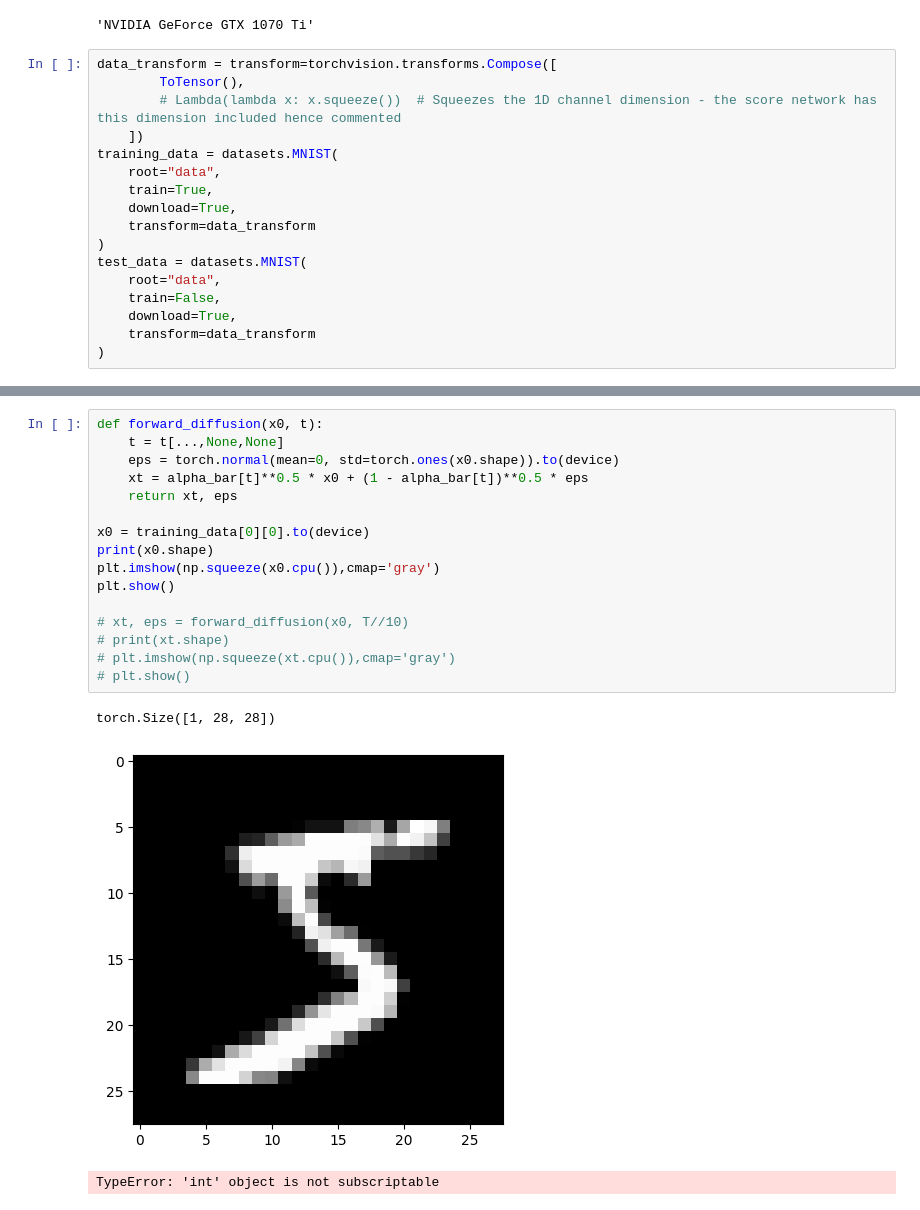
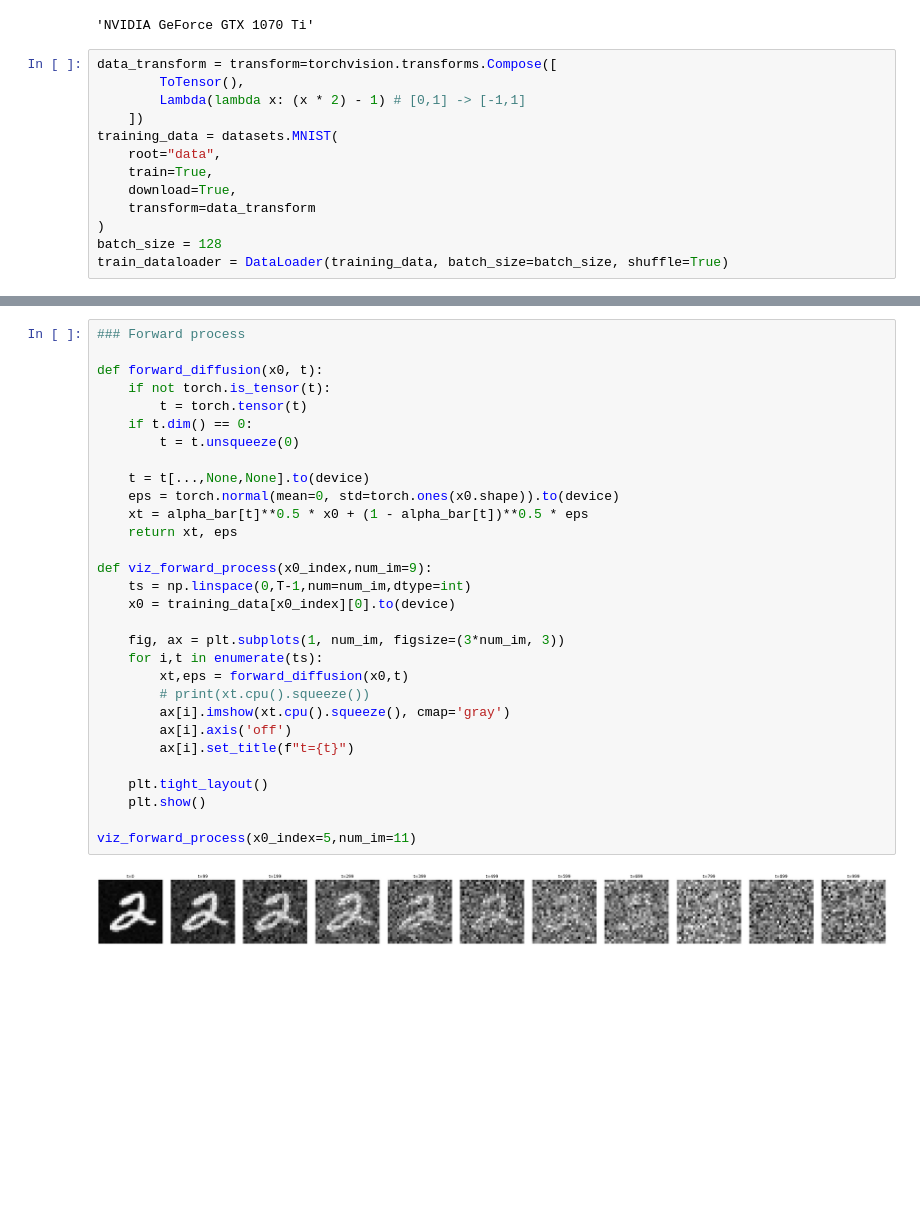
Before and after one commit to Gmaniko/02456-DDPM, a Jupyter notebook: David/ddpm_mnist.ipynb, the cells around one changed output, grey strips where cells are left out. Drawn from its saved outputs; the diff is of its cells as text; blank space fills up the shorter version.

```diff
--- a/David/ddpm_mnist.ipynb
+++ b/David/ddpm_mnist.ipynb
@@ -31,7 +25,7 @@ torch.cuda.get_device_name(cuda_id)
 # %%
 data_transform = transform=torchvision.transforms.Compose([
         ToTensor(),
-        # Lambda(lambda x: x.squeeze())  # Squeezes the 1D channel dimension - the score network has this dimension included hence commented
+        Lambda(lambda x: (x * 2) - 1) # [0,1] -> [-1,1]
     ])
 training_data = datasets.MNIST(
     root="data",
@@ -39,9 +33,5 @@ training_data = datasets.MNIST(
     download=True,
     transform=data_transform
 )
-test_data = datasets.MNIST(
-    root="data",
-    train=False,
-    download=True,
-    transform=data_transform
-)
+batch_size = 128
+train_dataloader = DataLoader(training_data, batch_size=batch_size, shuffle=True)
@@ -66,20 +116,32 @@ tensor([ 1, 28, 28])
 # %%
+### Forward process
+
 def forward_diffusion(x0, t):
-    t = t[...,None,None]
+    if not torch.is_tensor(t):
+        t = torch.tensor(t)
+    if t.dim() == 0:
+        t = t.unsqueeze(0)
+
+    t = t[...,None,None].to(device)
     eps = torch.normal(mean=0, std=torch.ones(x0.shape)).to(device)
     xt = alpha_bar[t]**0.5 * x0 + (1 - alpha_bar[t])**0.5 * eps
     return xt, eps
 
-x0 = training_data[0][0].to(device)
-print(x0.shape)
-plt.imshow(np.squeeze(x0.cpu()),cmap='gray')
-plt.show()
+def viz_forward_process(x0_index,num_im=9):
+    ts = np.linspace(0,T-1,num=num_im,dtype=int)
+    x0 = training_data[x0_index][0].to(device)
 
-# xt, eps = forward_diffusion(x0, T//10)
-# print(xt.shape)
-# plt.imshow(np.squeeze(xt.cpu()),cmap='gray')
-# plt.show()
+    fig, ax = plt.subplots(1, num_im, figsize=(3*num_im, 3))
+    for i,t in enumerate(ts):
+        xt,eps = forward_diffusion(x0,t)
+        # print(xt.cpu().squeeze())
+        ax[i].imshow(xt.cpu().squeeze(), cmap='gray')
+        ax[i].axis('off')
+        ax[i].set_title(f"t={t}")
+
+    plt.tight_layout()
+    plt.show()
+
+viz_forward_process(x0_index=5,num_im=11)
 # %% [output]
-torch.Size([1, 28, 28])
-[figure, old version]
+[figure, new version]
-TypeError: 'int' object is not subscriptable
```
Also changed, not shown: parts of 23 cells of this notebook, 5 other files.
